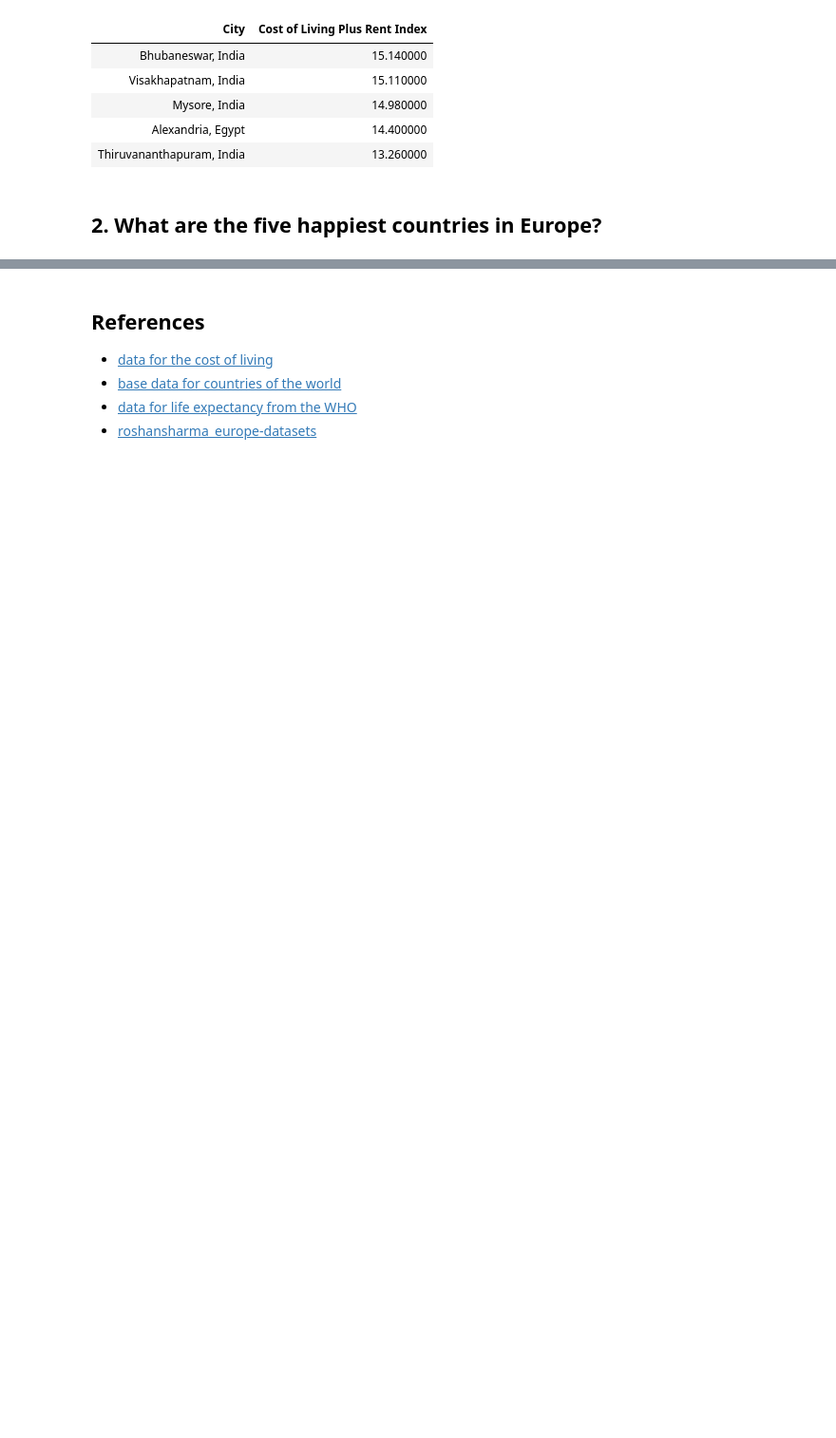
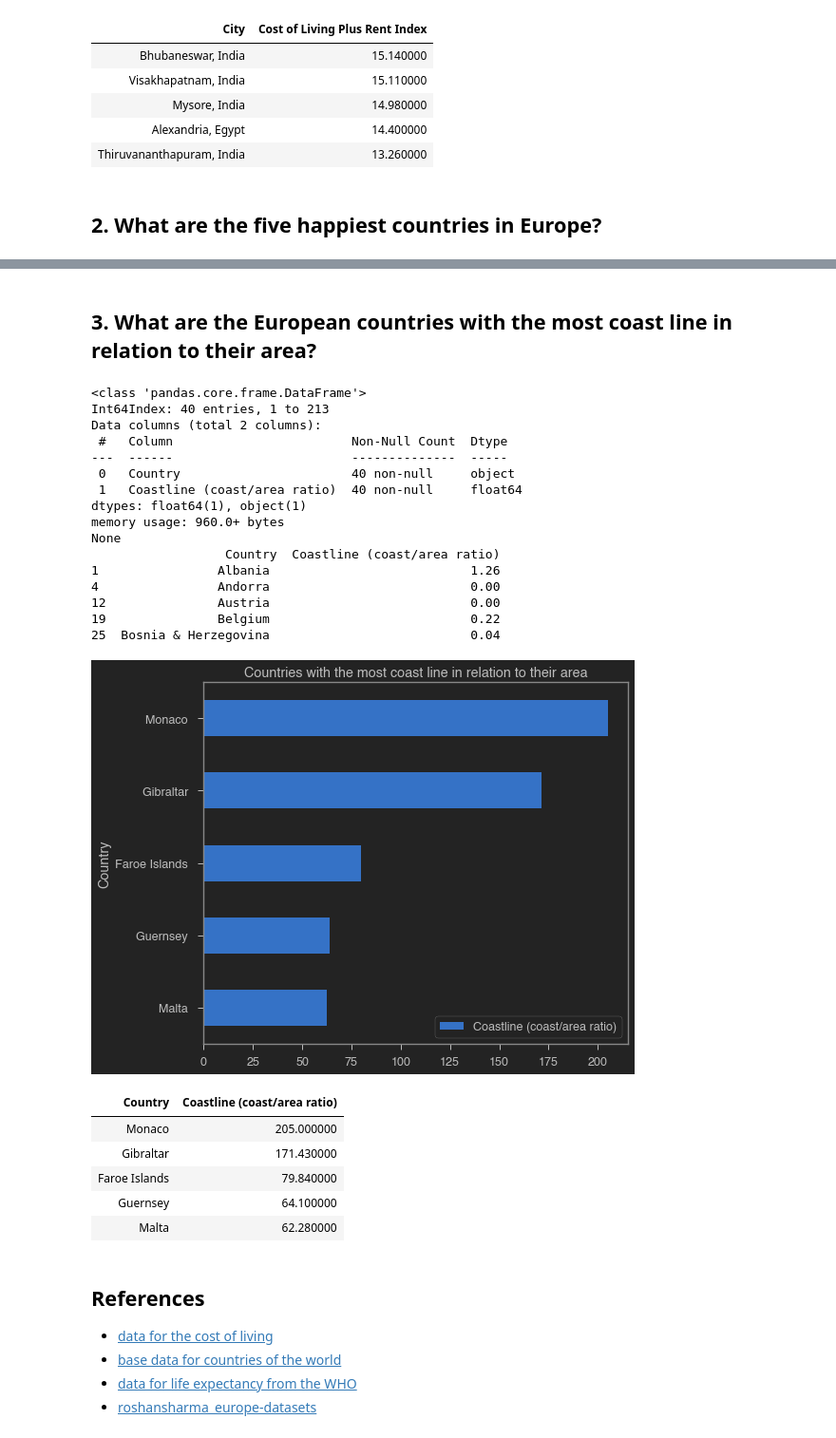
Before and after one commit to s-gerber/python_bootcamp_team13, a Jupyter notebook: deliver/team13_capstone_project.ipynb, the cells around one changed output, grey strips where cells are left out. Shown: that part at 95% size. Drawn from its saved outputs; the diff is of its cells as text; code cells hidden in the pictures; blank space fills up the shorter version.

Commit message:
add question about european countries with most coast line
Co-authored-by: Alexander Adam (alexanderadam)

```diff
--- a/deliver/team13_capstone_project.ipynb
+++ b/deliver/team13_capstone_project.ipynb
@@ -64,5 +64,7 @@ cost_of_living = cost_of_living.drop(columns = 'Rank')
 life_satisfaction = pd.read_csv('../data/roshansharma_europe-datasets/datasets_231225_493692_life_satisfaction_2013.csv')
 life_satisfaction = life_satisfaction.rename(columns = { "prct_life_satis_high": "People with highest life satisfaction [%]" })
 
-print('successfully imported')
+generic_country_data = pd.read_csv('../data/fernandol_countries-of-the-world/datasets_23752_30346_countries of the world.csv', decimal=',')
+
+print('successfully imported the datasets.')
 # %% [output]
@@ -116,3 +124,44 @@ KeyError: "['People with highest life satisfaction [%]'] not in index"
+# %% [markdown]
+## 3. What are the European countries with the most coast line in relation to their area?
+# %%
+index_column = "Coastline (coast/area ratio)"
+caption_column = 'Country'
+
+coastline_data = generic_country_data[generic_country_data['Region'].str.contains('EUROPE', case = False, regex=True)]
+coastline_data = coastline_data[[caption_column, index_column]]
+
+print(coastline_data.info())
+print(coastline_data.head(5))
+
+coastline_data = coastline_data.nlargest(5, index_column)
+coastline_data = coastline_data.sort_values(index_column, ascending = True)
+coastline_data.plot.barh(title = 'Countries with the most coast line in relation to their area', x = caption_column, y = index_column)
+plt.show()
+display(coastline_data.sort_values(index_column, ascending = False).style.hide_index())
+# %% [output]
+<class 'pandas.core.frame.DataFrame'>
+Int64Index: 40 entries, 1 to 213
+Data columns (total 2 columns):
+ #   Column                        Non-Null Count  Dtype
+---  ------                        --------------  -----
+ 0   Country                       40 non-null     object
+ 1   Coastline (coast/area ratio)  40 non-null     float64
+dtypes: float64(1), object(1)
+memory usage: 960.0+ bytes
+None
+                  Country  Coastline (coast/area ratio)
+1                Albania                           1.26
+4                Andorra                           0.00
+12               Austria                           0.00
+19               Belgium                           0.22
+25  Bosnia & Herzegovina                           0.04
+[figure, added]
+| Country | Coastline (coast/area ratio) |
+| Monaco | 205.000000 |
+| Gibraltar | 171.430000 |
+| Faroe Islands | 79.840000 |
+| Guernsey | 64.100000 |
+| Malta | 62.280000 |
 # %% [markdown]
 ## References
 
```
Also changed, not shown: parts of 2 cells of this notebook, 6 other files.
